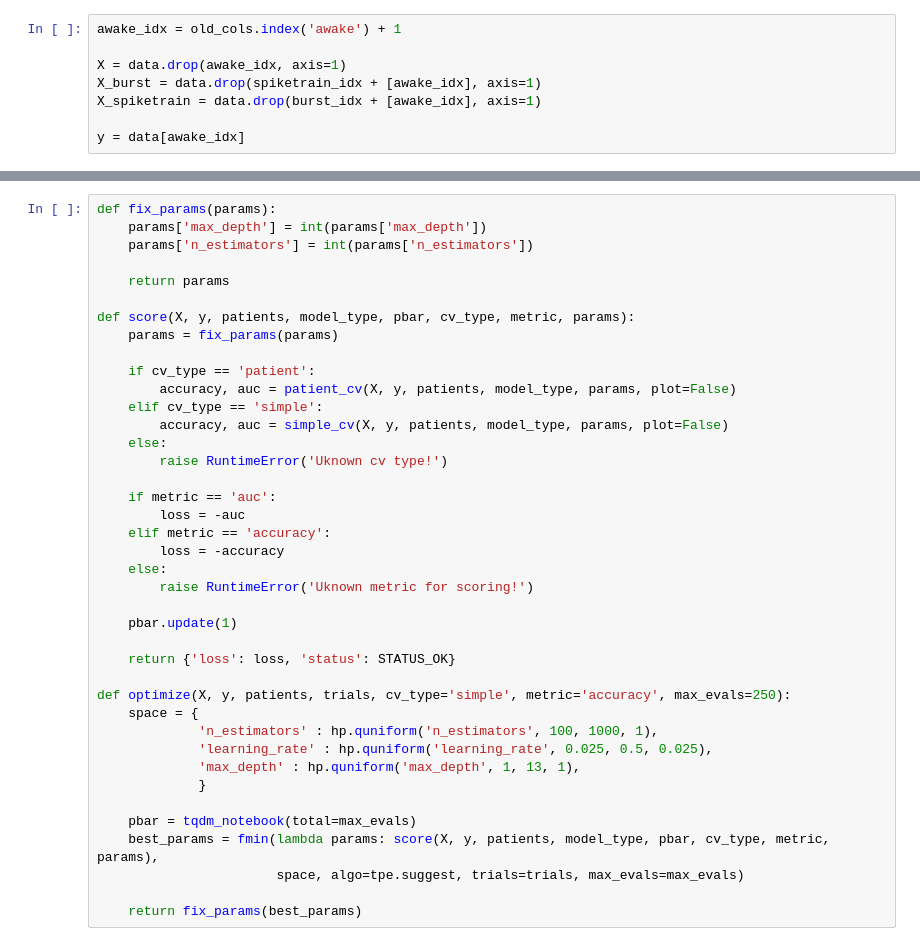
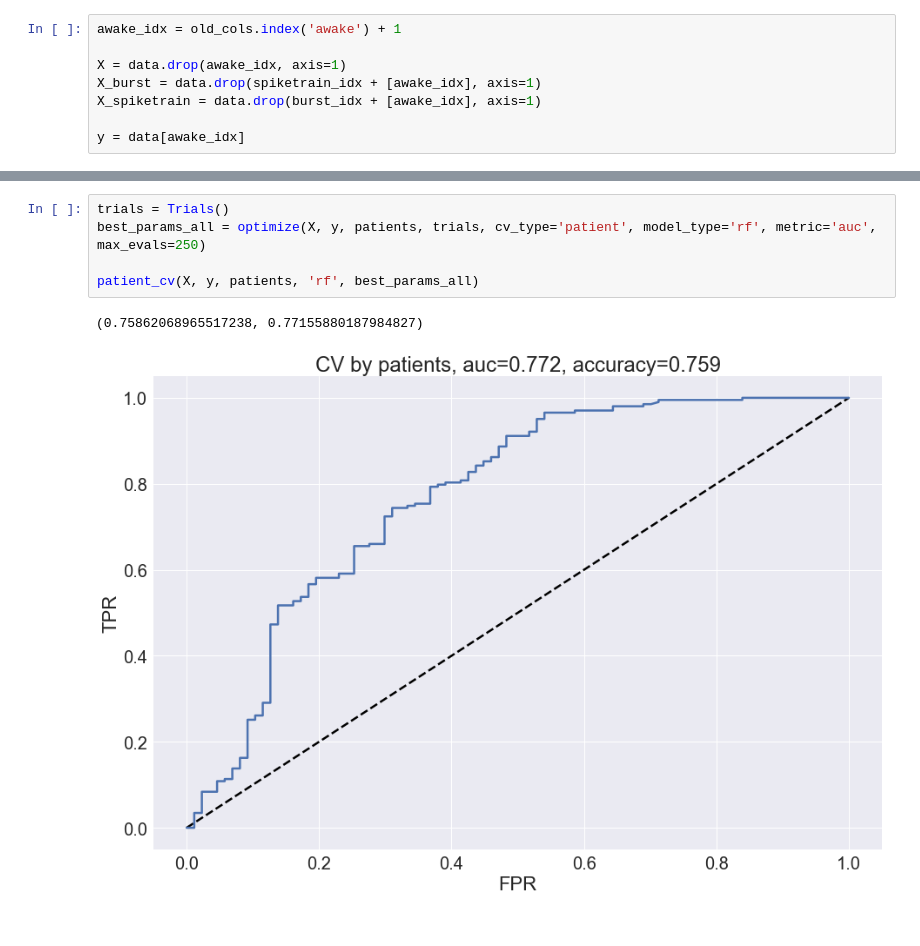
Before and after one commit to Vlad0922/neurophysiology, a Jupyter notebook: awake_vs_sleep/compare_sleep_spontan.ipynb, the cells around one changed output, grey strips where cells are left out. Saved outputs shown, nothing was run; the diff lists cells and outputs as text.

```diff
--- a/awake_vs_sleep/compare_sleep_spontan.ipynb
+++ b/awake_vs_sleep/compare_sleep_spontan.ipynb
@@ -205,42 +284,10 @@ for c in data_cols:
-# %%
-def fix_params(params):
-    params['max_depth'] = int(params['max_depth'])
-    params['n_estimators'] = int(params['n_estimators'])
-
-    return params
-
-def score(X, y, patients, model_type, pbar, cv_type, metric, params):
-    params = fix_params(params)
-
-    if cv_type == 'patient':
-        accuracy, auc = patient_cv(X, y, patients, model_type, params, plot=False)
-    elif cv_type == 'simple':
-        accuracy, auc = simple_cv(X, y, patients, model_type, params, plot=False)
-    else:
-        raise RuntimeError('Uknown cv type!')
-
-    if metric == 'auc':
-        loss = -auc
-    elif metric == 'accuracy':
-        loss = -accuracy
-    else:
-        raise RuntimeError('Uknown metric for scoring!')
-
-    pbar.update(1)
-
-    return {'loss': loss, 'status': STATUS_OK}
-
-def optimize(X, y, patients, trials, cv_type='simple', metric='accuracy', max_evals=250):
-    space = {
-             'n_estimators' : hp.quniform('n_estimators', 100, 1000, 1),
-             'learning_rate' : hp.quniform('learning_rate', 0.025, 0.5, 0.025),
-             'max_depth' : hp.quniform('max_depth', 1, 13, 1),
-             }
-
-    pbar = tqdm_notebook(total=max_evals)
-    best_params = fmin(lambda params: score(X, y, patients, model_type, pbar, cv_type, metric, params),
-                       space, algo=tpe.suggest, trials=trials, max_evals=max_evals)
-
-    return fix_params(best_params)
+# %%
+trials = Trials()
+best_params_all = optimize(X, y, patients, trials, cv_type='patient', model_type='rf', metric='auc', max_evals=250)
+
+patient_cv(X, y, patients, 'rf', best_params_all)
+# %% [output]
+(0.75862068965517238, 0.77155880187984827)
+[figure, added]
 # %%
 trials = Trials()
```
Also changed, not shown: parts of 30 cells of this notebook, 25 other files.
